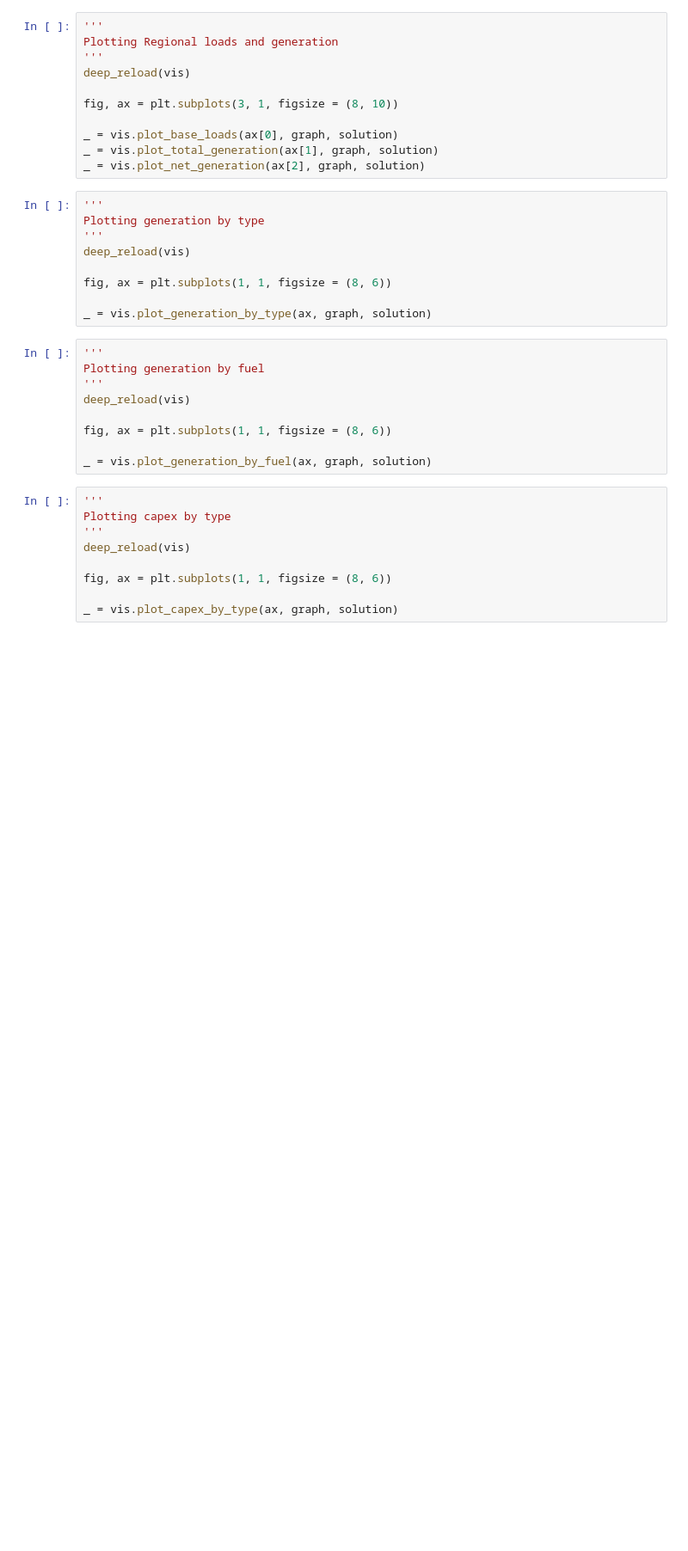
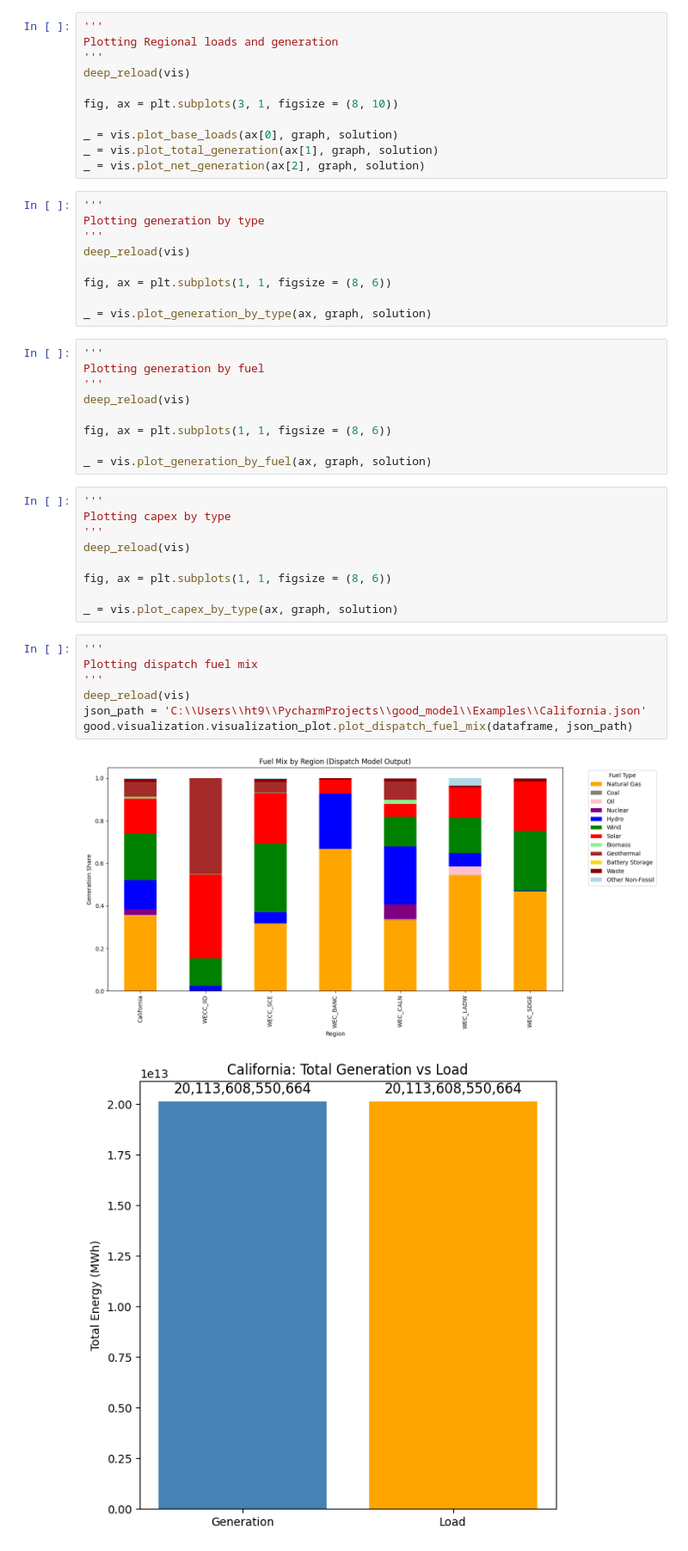
Before and after one commit to ucdavis/good_model, a Jupyter notebook: Example.ipynb, the cells around one changed output. Shown at 86% size. Drawn from its saved outputs; the diff is of its cells as text; blank space fills up the shorter version.

Commit message:
Plotting CSV file-HT-[080625]

```diff
--- a/Example.ipynb
+++ b/Example.ipynb
@@ -288,3 +301,13 @@ deep_reload(vis)
 fig, ax = plt.subplots(1, 1, figsize = (8, 6))
 
 _ = vis.plot_capex_by_type(ax, graph, solution)
+# %%
+'''
+Plotting dispatch fuel mix
+'''
+deep_reload(vis)
+json_path = 'C:\\Users\\ht9\\PycharmProjects\\good_model\\Examples\\California.json'
+good.visualization.visualization_plot.plot_dispatch_fuel_mix(dataframe, json_path)
+# %% [output]
+[figure, added]
+[figure, added]
```
Also changed, not shown: parts of 3 cells of this notebook, 11 other files.
